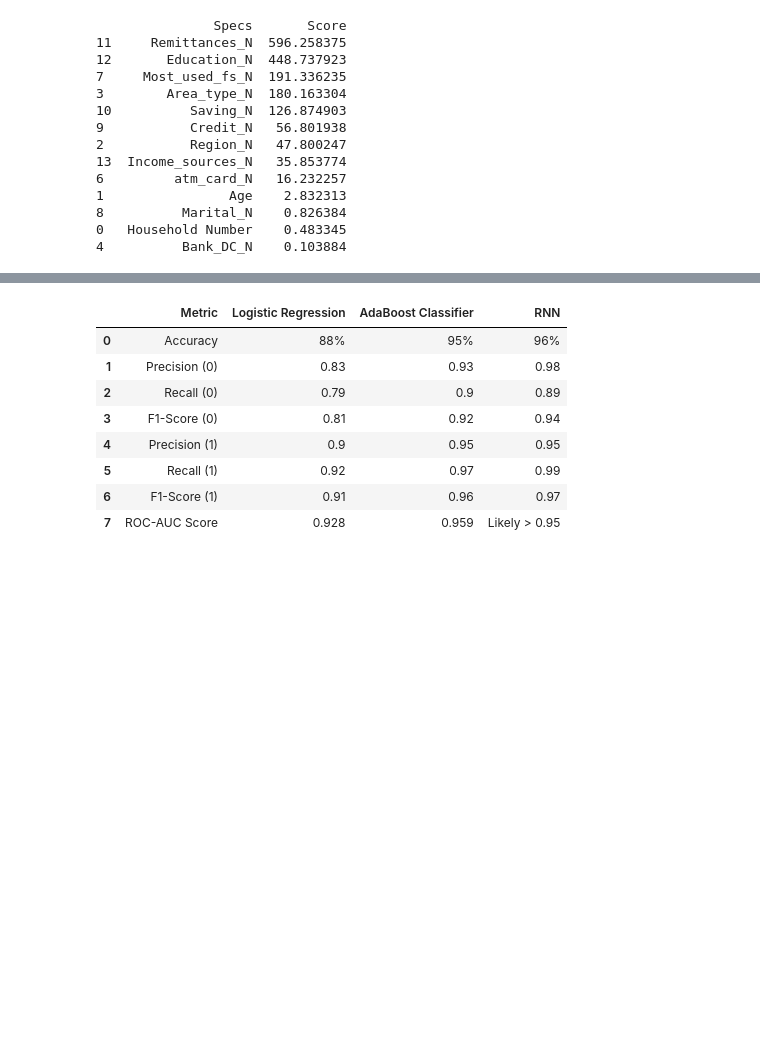
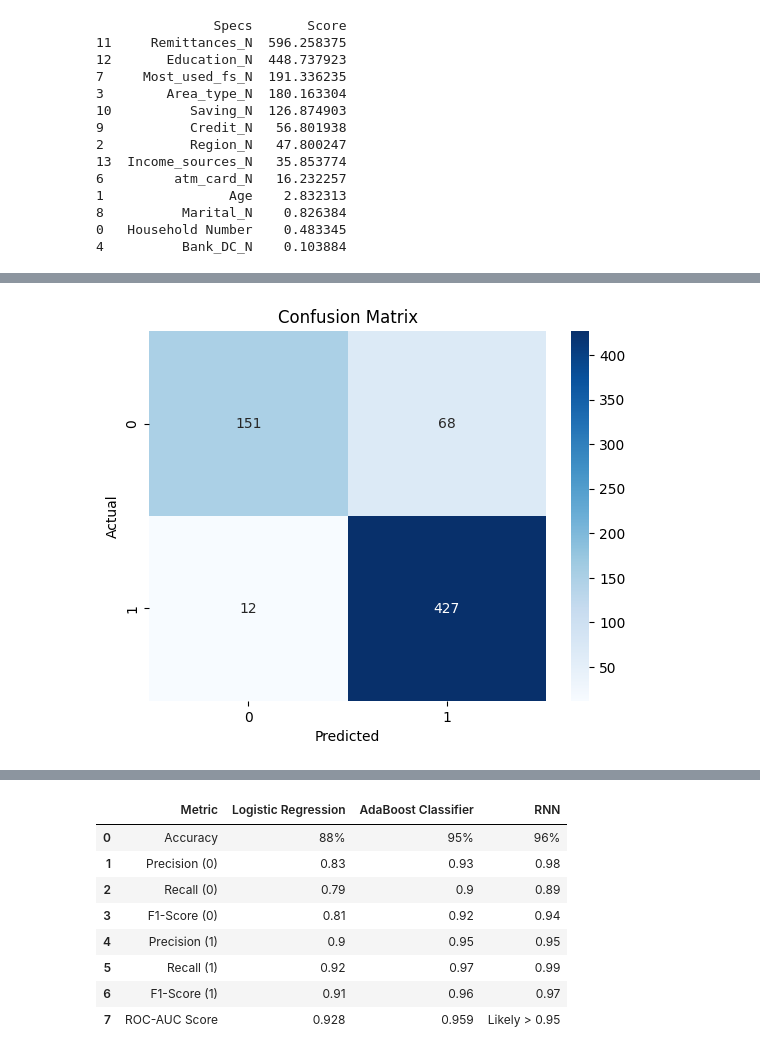
Before and after one commit to Legacywave1/Creditworthiness-prediction, a Jupyter notebook: Creditworthiness-prediction.ipynb, the cells around one changed output, grey strips where cells are left out. Drawn from its saved outputs; the diff is of its cells as text; code cells hidden in the pictures; blank space fills up the shorter version.

```diff
--- a/Creditworthiness-prediction.ipynb
+++ b/Creditworthiness-prediction.ipynb
@@ -937,0 +982,18 @@ ROC-AUC score:  0.9588198498748959
+# %%
+y_test_pred = logreg.predict(X_test)
+y_test_prob = logreg.predict_proba(X_test)[:, 1]
+
+accuracy = accuracy_score(y_test, y_test_pred)
+precision = precision_score(y_test, y_test_pred)
+recall = recall_score(y_test, y_test_pred)
+f1 = f1_score(y_test, y_test_pred)
+roc_auc = roc_auc_score(y_test, y_test_prob)
+conf_matrix = confusion_matrix(y_test, y_test_pred)
+print('Baseline Logistic regression test prediction')
+print(f"Testing Accuracy: {accuracy:.4f}")
+print(f"Testing Precision: {precision:.4f}")
+print(f"Testing Recall: {recall:.4f}")
+print(f"Testing F1-Score: {f1:.4f}")
+print(f"Testing ROC-AUC: {roc_auc:.4f}")
+print("Confusion Matrix:")
+print(conf_matrix)
@@ -937,0 +1010,11 @@ ROC-AUC score:  0.9588198498748959
+# %%
+import matplotlib.pyplot as plt
+import seaborn as sns
+
+sns.heatmap(conf_matrix, annot=True, fmt='d', cmap='Blues')
+plt.title('Confusion Matrix')
+plt.xlabel('Predicted')
+plt.ylabel('Actual')
+plt.show()
+# %% [output]
+[figure, added]
```
Also changed, not shown: parts of 37 cells of this notebook.
